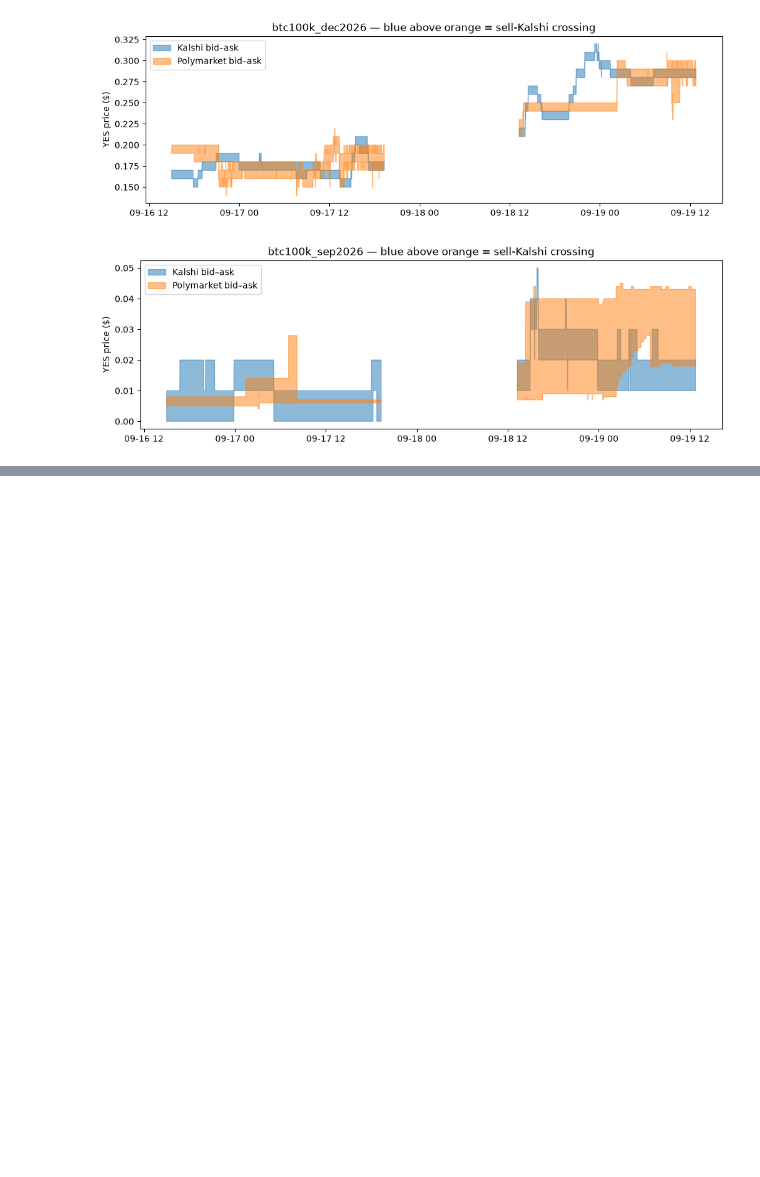
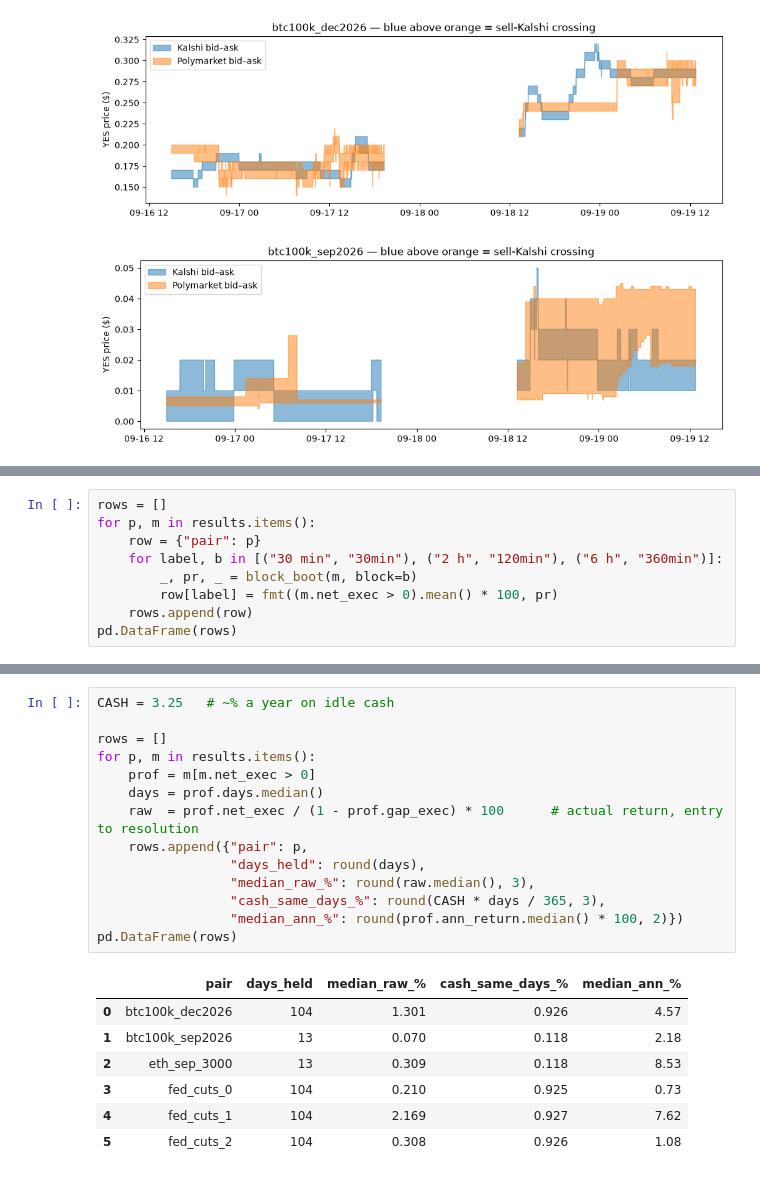
Before and after one commit to MobinHariri/kalshi-polymarket-microstructure, a Jupyter notebook: 02_analysis.ipynb, the cells around one changed output, grey strips where cells are left out. Saved outputs shown, nothing was run; the diff lists cells and outputs as text; blank space fills up the shorter version.

```diff
--- a/02_analysis.ipynb
+++ b/02_analysis.ipynb
@@ -323,0 +365,9 @@ pd.DataFrame(rows)
+# %%
+rows = []
+for p, m in results.items():
+    row = {"pair": p}
+    for label, b in [("30 min", "30min"), ("2 h", "120min"), ("6 h", "360min")]:
+        _, pr, _ = block_boot(m, block=b)
+        row[label] = fmt((m.net_exec > 0).mean() * 100, pr)
+    rows.append(row)
+pd.DataFrame(rows)
@@ -323,0 +382,22 @@ pd.DataFrame(rows)
+# %%
+CASH = 3.25   # ~% a year on idle cash
+
+rows = []
+for p, m in results.items():
+    prof = m[m.net_exec > 0]
+    days = prof.days.median()
+    raw  = prof.net_exec / (1 - prof.gap_exec) * 100      # actual return, entry to resolution
+    rows.append({"pair": p,
+                 "days_held": round(days),
+                 "median_raw_%": round(raw.median(), 3),
+                 "cash_same_days_%": round(CASH * days / 365, 3),
+                 "median_ann_%": round(prof.ann_return.median() * 100, 2)})
+pd.DataFrame(rows)
+# %% [output]
+|  | pair | days_held | median_raw_% | cash_same_days_% | median_ann_% |
+| 0 | btc100k_dec2026 | 104 | 1.301 | 0.926 | 4.57 |
+| 1 | btc100k_sep2026 | 13 | 0.070 | 0.118 | 2.18 |
+| 2 | eth_sep_3000 | 13 | 0.309 | 0.118 | 8.53 |
+| 3 | fed_cuts_0 | 104 | 0.210 | 0.925 | 0.73 |
+| 4 | fed_cuts_1 | 104 | 2.169 | 0.927 | 7.62 |
+| 5 | fed_cuts_2 | 104 | 0.308 | 0.926 | 1.08 |
```
Also changed, not shown: parts of 2 cells of this notebook.
